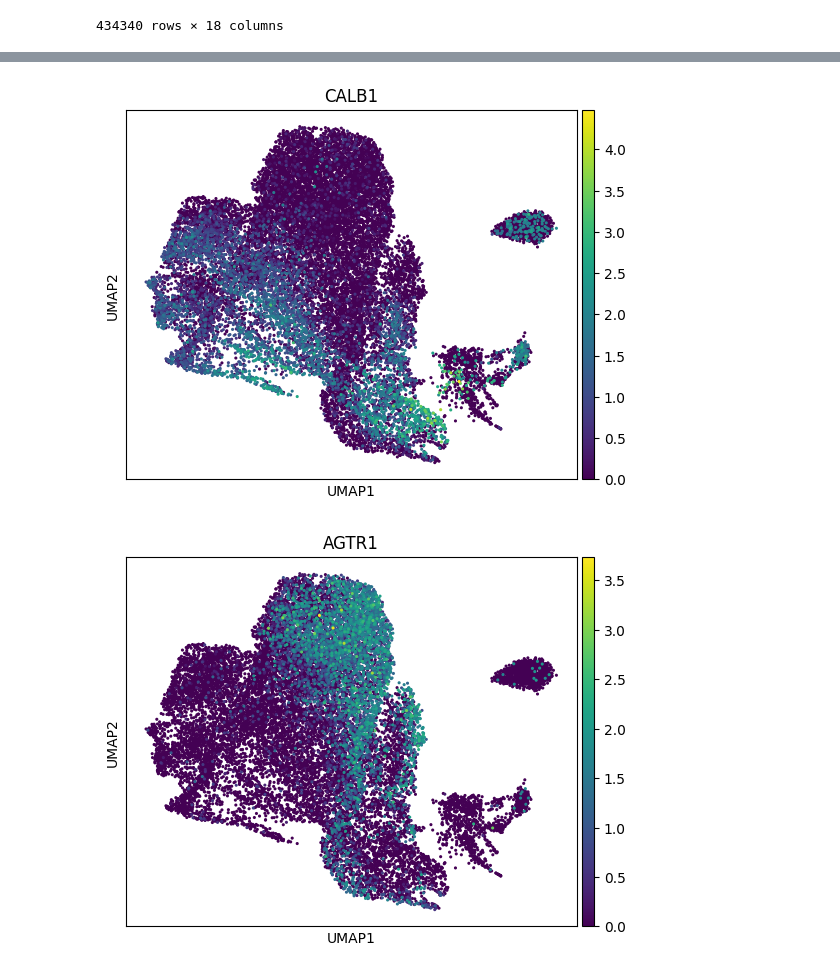
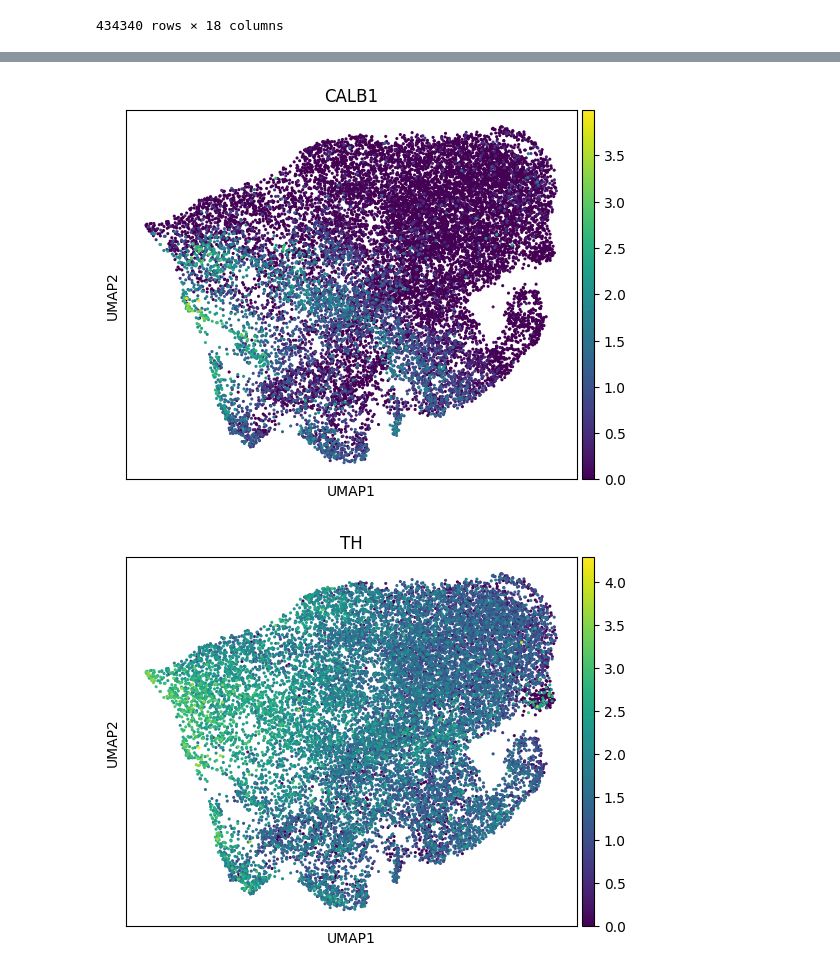
Before and after one commit to sean-otoole/HODD, a Jupyter notebook: prepare_training_data.ipynb, the cells around one changed output, grey strips where cells are left out. Saved outputs shown, nothing was run; the diff lists cells and outputs as text; code cells hidden in the pictures.

```diff
--- a/prepare_training_data.ipynb
+++ b/prepare_training_data.ipynb
@@ -93,6 +75,9 @@ adata.obs
 # subset the data for NR4A2 positive nuclei
 
 adata = adata[adata.obs["FACS_Classification"] == "Positive"].copy()
+
+# Filter the AnnData object for only "normal" and "Parkinson disease"
+adata = adata[adata.obs["disease__ontology_label"].isin(["normal", "Parkinson disease"])]
 # %%
 # calculate standard quality control metrics
 
@@ -218,7 +201,0 @@ for i, gene in enumerate(marker_genes):
-# %%
-# Modify the cluster labels
-adata.obs["merged_clusters"] = adata.obs["leiden"].astype(str)  # Ensure string type
-adata.obs["merged_clusters"].replace({"2": "2_8", "8": "2_8"}, inplace=True)
-
-# Verify the merge
-print(adata.obs["merged_clusters"].unique())
@@ -233,2 +202,3 @@ For example, when doing 'df[col].method(value, inplace=True)', try using 'df.met
 # %%
-dopamine_subset = adata[adata.obs["merged_clusters"] == "2_8"].copy()
+dopamine_subset = adata[adata.obs["leiden"] == "10"].copy()
+dopamine_subset.obs['disease__ontology_label'].value_counts()
@@ -245,5 +221,6 @@ sc.tl.umap(dopamine_subset)
 # %%
 sc.pl.umap(dopamine_subset, color="SOX6", cmap="viridis", size=20)
 sc.pl.umap(dopamine_subset, color="CALB1", cmap="viridis", size=20)
-sc.pl.umap(dopamine_subset, color="AGTR1", cmap="viridis", size=20)
+sc.pl.umap(dopamine_subset, color="TH", cmap="viridis", size=20)
+sc.pl.umap(dopamine_subset, color=["disease__ontology_label"])
 # %% [output]
@@ -251,2 +228,2 @@ sc.pl.umap(dopamine_subset, color="AGTR1", cmap="viridis", size=20)
-[figure, old version]
+[figure, new version]
-[figure, old version]
+[figure, new version]
```
Also changed, not shown: parts of 20 cells of this notebook.
